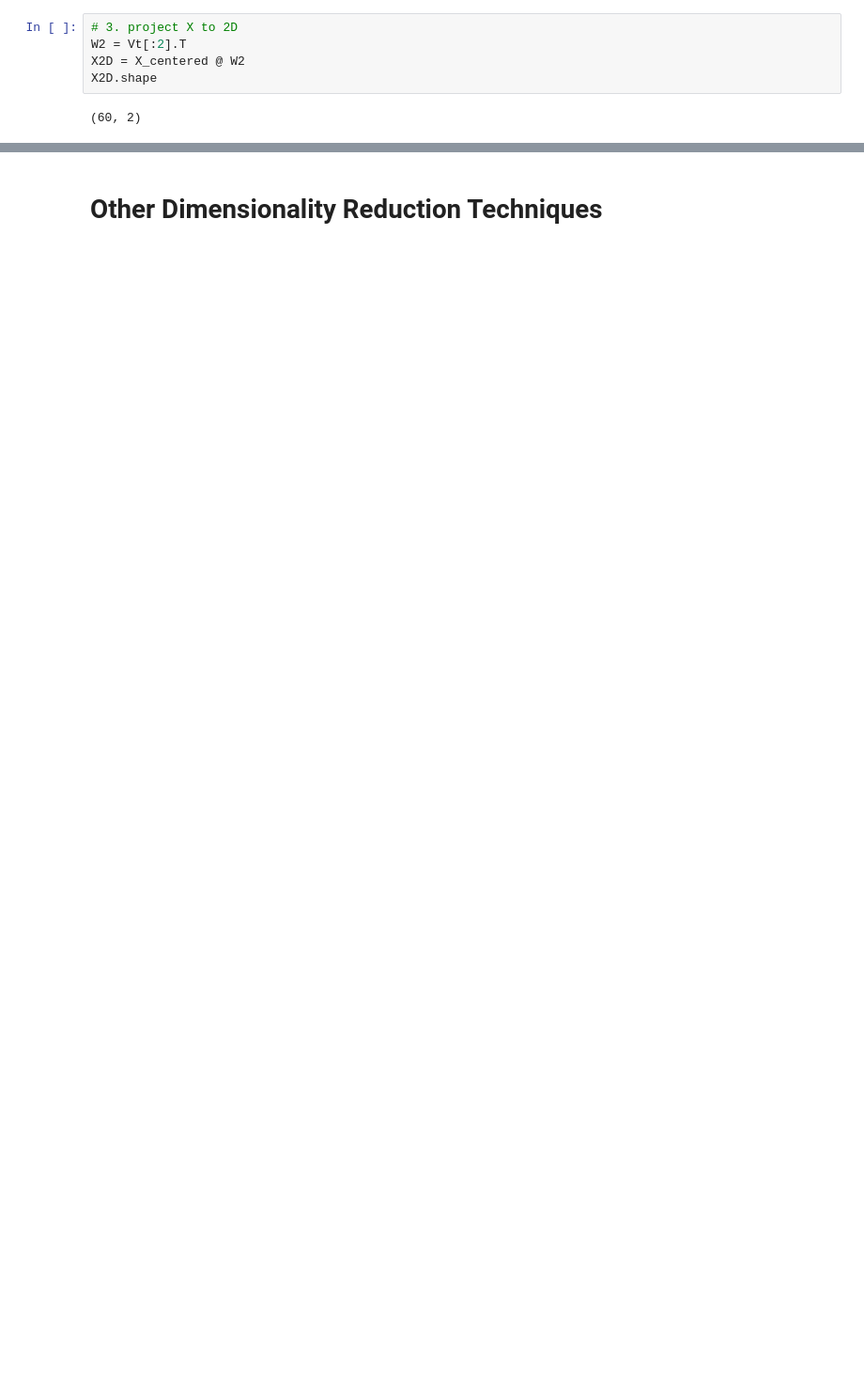
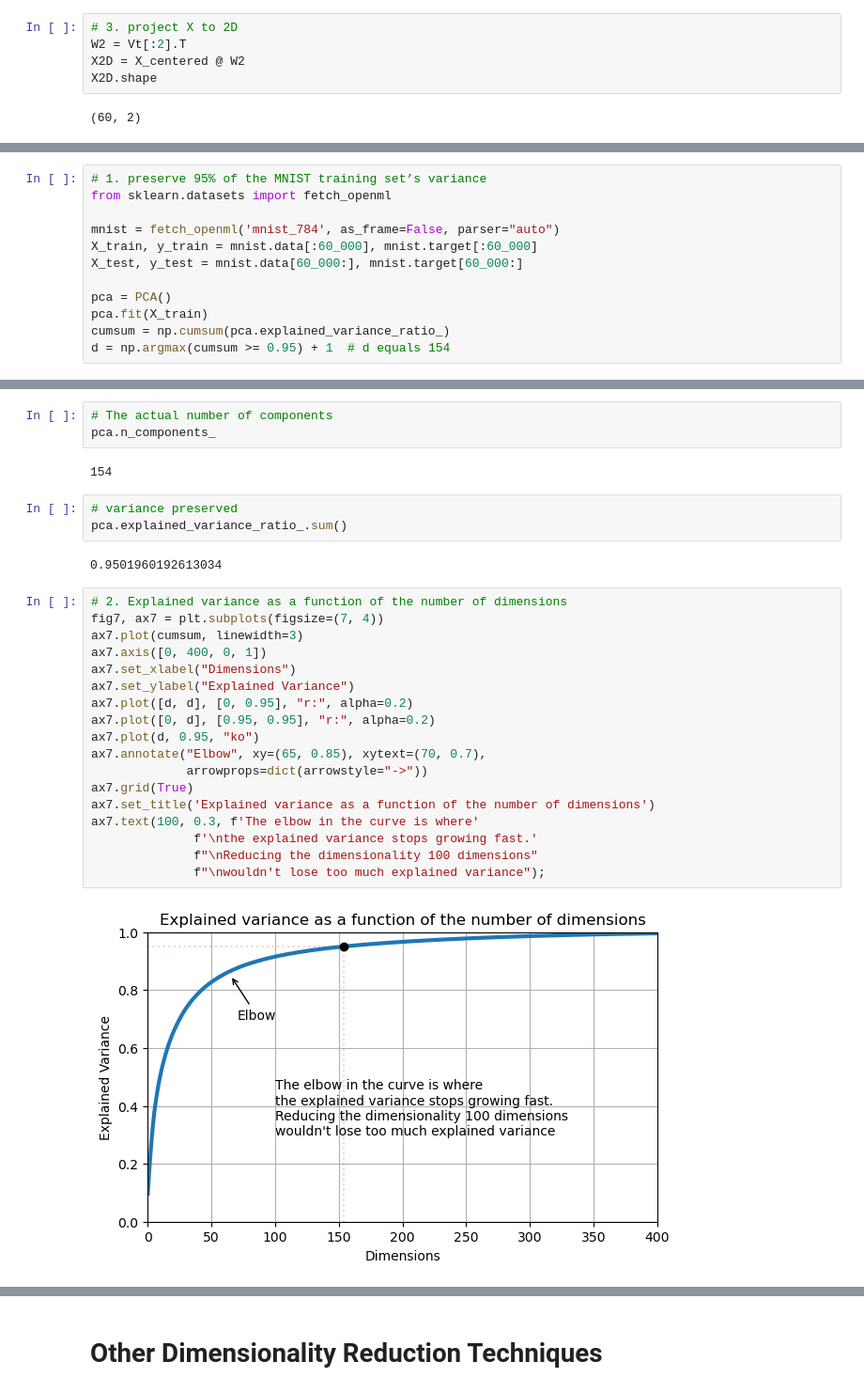
Before and after one commit to ufidon/ml, a Jupyter notebook: mod4/dr.ipynb, the cells around one changed output, grey strips where cells are left out. Shown at 94% size. Saved outputs shown, nothing was run; the diff lists cells and outputs as text; blank space fills up the shorter version.

```diff
--- a/mod4/dr.ipynb
+++ b/mod4/dr.ipynb
@@ -453,0 +472,12 @@ X2D.shape
+# %%
+# 1. preserve 95% of the MNIST training set’s variance
+from sklearn.datasets import fetch_openml
+
+mnist = fetch_openml('mnist_784', as_frame=False, parser="auto")
+X_train, y_train = mnist.data[:60_000], mnist.target[:60_000]
+X_test, y_test = mnist.data[60_000:], mnist.target[60_000:]
+
+pca = PCA()
+pca.fit(X_train)
+cumsum = np.cumsum(pca.explained_variance_ratio_)
+d = np.argmax(cumsum >= 0.95) + 1  # d equals 154
@@ -453,0 +493,30 @@ X2D.shape
+# %%
+# The actual number of components
+pca.n_components_
+# %% [output]
+154
+# %%
+# variance preserved
+pca.explained_variance_ratio_.sum()
+# %% [output]
+0.9501960192613034
+# %%
+# 2. Explained variance as a function of the number of dimensions
+fig7, ax7 = plt.subplots(figsize=(7, 4))
+ax7.plot(cumsum, linewidth=3)
+ax7.axis([0, 400, 0, 1])
+ax7.set_xlabel("Dimensions")
+ax7.set_ylabel("Explained Variance")
+ax7.plot([d, d], [0, 0.95], "r:", alpha=0.2)
+ax7.plot([0, d], [0.95, 0.95], "r:", alpha=0.2)
+ax7.plot(d, 0.95, "ko")
+ax7.annotate("Elbow", xy=(65, 0.85), xytext=(70, 0.7),
+             arrowprops=dict(arrowstyle="->"))
+ax7.grid(True)
+ax7.set_title('Explained variance as a function of the number of dimensions')
+ax7.text(100, 0.3, f'The elbow in the curve is where'
+              f'\nthe explained variance stops growing fast.'
+              f"\nReducing the dimensionality 100 dimensions"
+              f"\nwouldn't lose too much explained variance");
+# %% [output]
+[figure, added]
```
Also changed, not shown: parts of 41 cells of this notebook, 1 other file.
